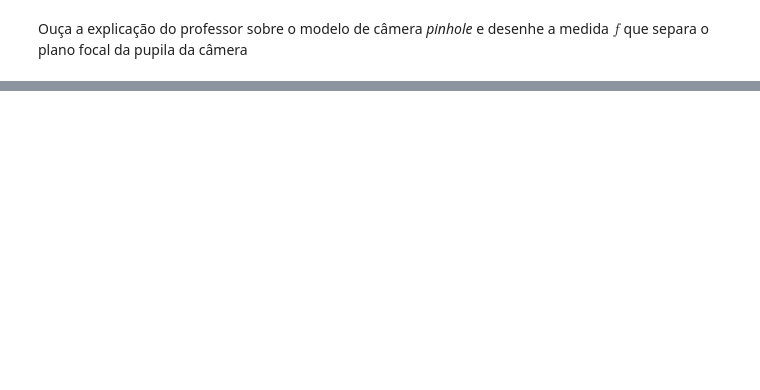
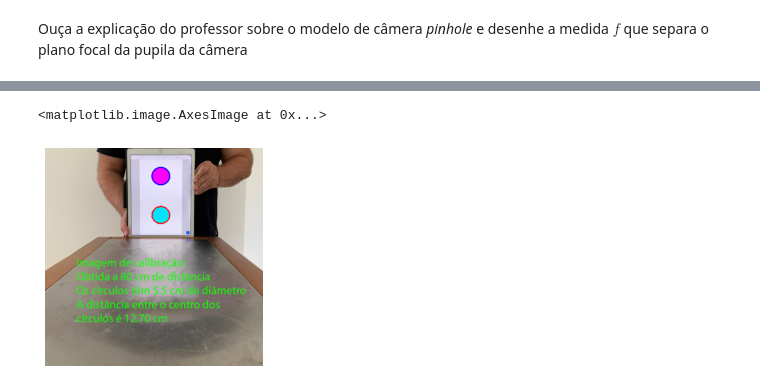
Before and after one commit to Insper/robot21.1, a Jupyter notebook: aula02/Atividade2.ipynb, the cells around one changed output, grey strips where cells are left out. Cells and saved outputs as stored; diff of their text form; code cells hidden in the pictures; blank space fills up the shorter version.

```diff
--- a/aula02/Atividade2.ipynb
+++ b/aula02/Atividade2.ipynb
@@ -57,0 +88,21 @@ Usando um detector de features `BRISK`, identifique o logotipo do  *Insper* . Ve
+# %%
+# Desenhar os Contornos
+    # Ciano
+ccontorno_ciano = fotogrametria.encontrar_maior_contorno(segmentado_ciano)
+
+contornos_img = img.copy()
+cv2.drawContours(contornos_img, [ccontorno_ciano], -1, [0, 0, 255], 3)
+
+    # Magenta
+contorno_magenta = fotogrametria.encontrar_maior_contorno(segmentado_magenta)
+
+cv2.drawContours(contornos_img, [contorno_magenta], -1, [255, 0, 0], 3)
+
+plt.axis('off')
+plt.imshow(cv2.cvtColor(contornos_img, cv2.COLOR_BGR2RGB))
+
+# Saida Esperada:
+# Uma imagem com o um contorno desenhado em ambos os circulos (Circulo vemermelho no ciano e azul no magenta)
+# %% [output]
+<matplotlib.image.AxesImage at 0x...>
+[figure, added]
```
Also changed, not shown: parts of 25 cells of this notebook, 43 other files.
